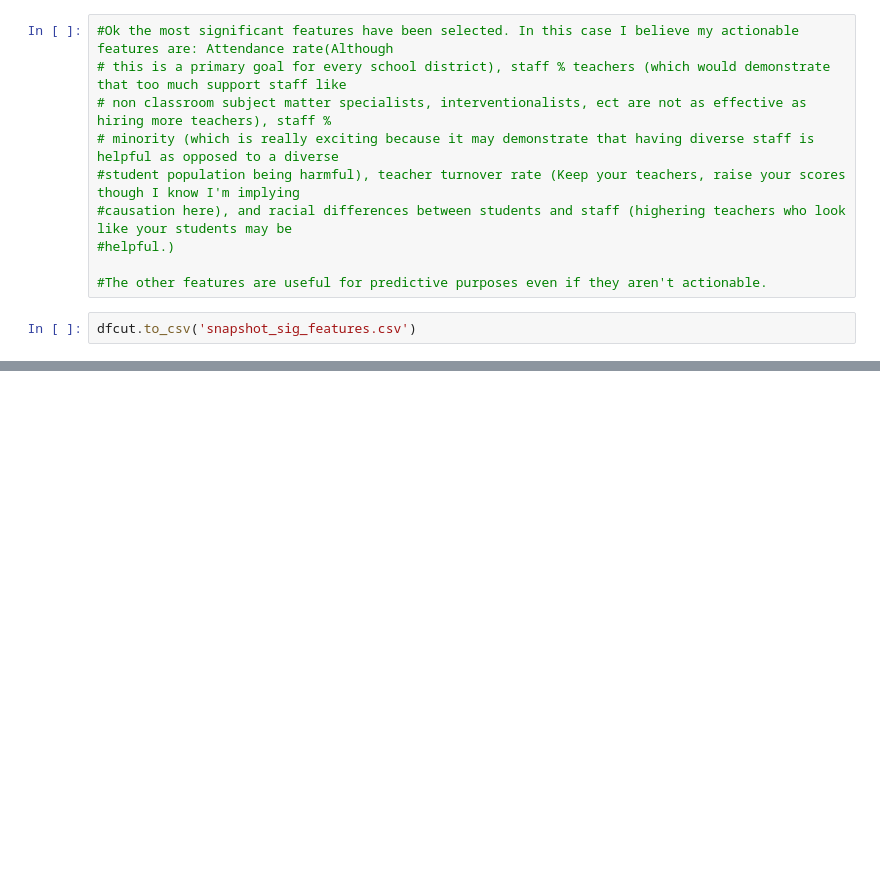
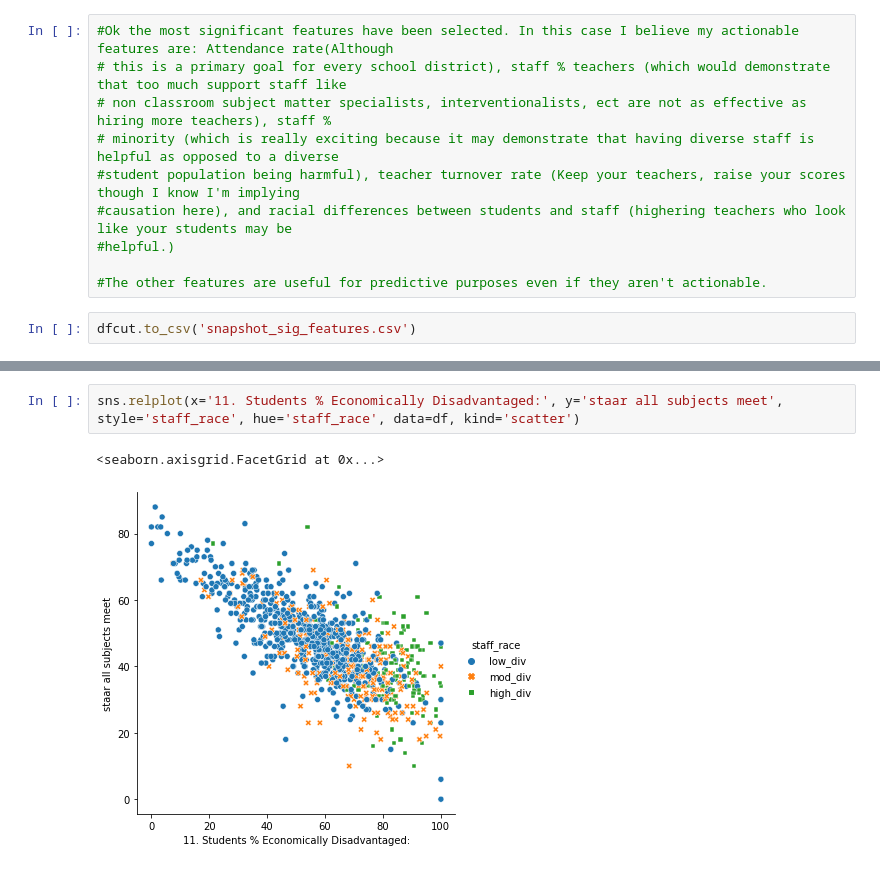
Before and after one commit to jonarms/STAAR_Recommendation, a Jupyter notebook: Capstone 2 EDA.ipynb, the cells around one changed output, grey strips where cells are left out. Saved outputs shown, nothing was run; the diff lists cells and outputs as text; blank space fills up the shorter version.

```diff
--- a/Capstone 2 EDA.ipynb
+++ b/Capstone 2 EDA.ipynb
@@ -520,0 +477,5 @@ dfcut.to_csv('snapshot_sig_features.csv')
+# %%
+sns.relplot(x='11. Students % Economically Disadvantaged:', y='staar all subjects meet', style='staff_race', hue='staff_race', data=df, kind='scatter')
+# %% [output]
+<seaborn.axisgrid.FacetGrid at 0x...>
+[figure, added]
```
Also changed, not shown: parts of 25 cells of this notebook.
